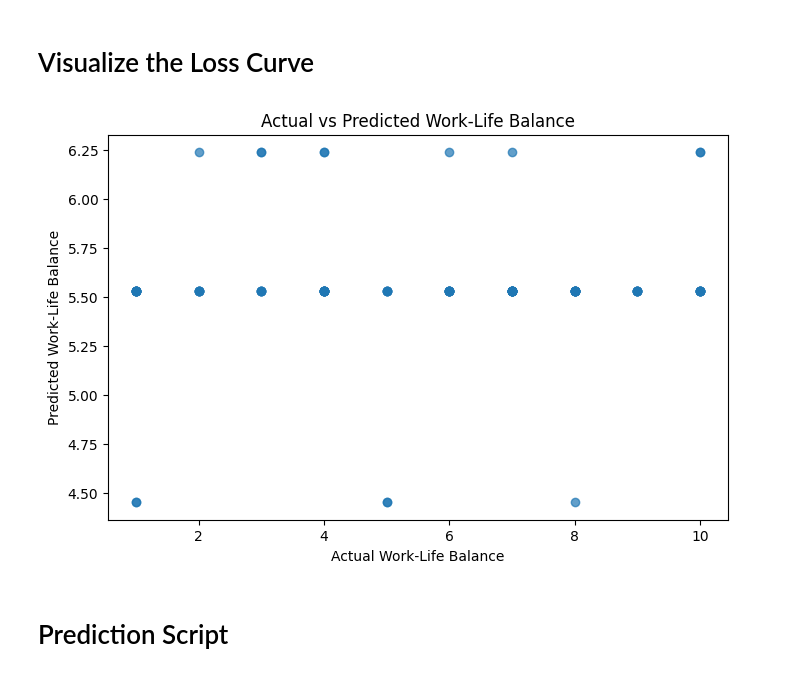
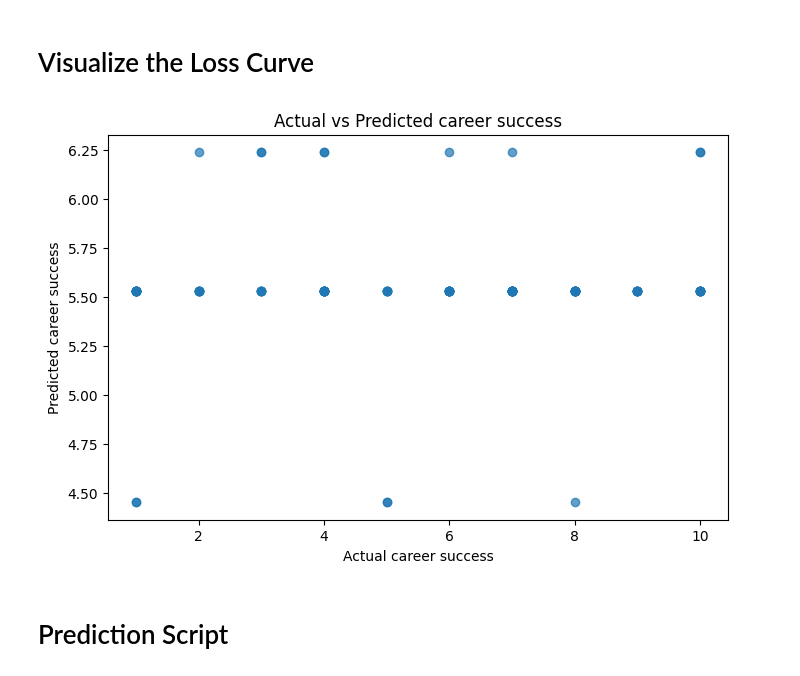
Before and after one commit to nitekar/linear_regression_model, a Jupyter notebook: summative/linear_regression/multivariate (1).ipynb, the cells around one changed output. Saved outputs shown, nothing was run; the diff lists cells and outputs as text; code cells hidden in the pictures.

```diff
--- a/summative/linear_regression/multivariate (1).ipynb
+++ b/summative/linear_regression/multivariate (1).ipynb
@@ -269,13 +269,13 @@ R^2: 0.0061
 # %%
 # Plotting the actual vs predicted values for the best model
 plt.figure(figsize=(8, 5))
 plt.scatter(y_test, y_pred_forest, alpha=0.7)
-plt.xlabel("Actual Work-Life Balance")
-plt.ylabel("Predicted Work-Life Balance")
-plt.title("Actual vs Predicted Work-Life Balance")
+plt.xlabel("Actual career success")
+plt.ylabel("Predicted career success")
+plt.title("Actual vs Predicted career success")
 plt.show()
 # %% [output]
-[figure, old version]
+[figure, new version]
 # %% [markdown]
 # Prediction Script
 # %%
```
